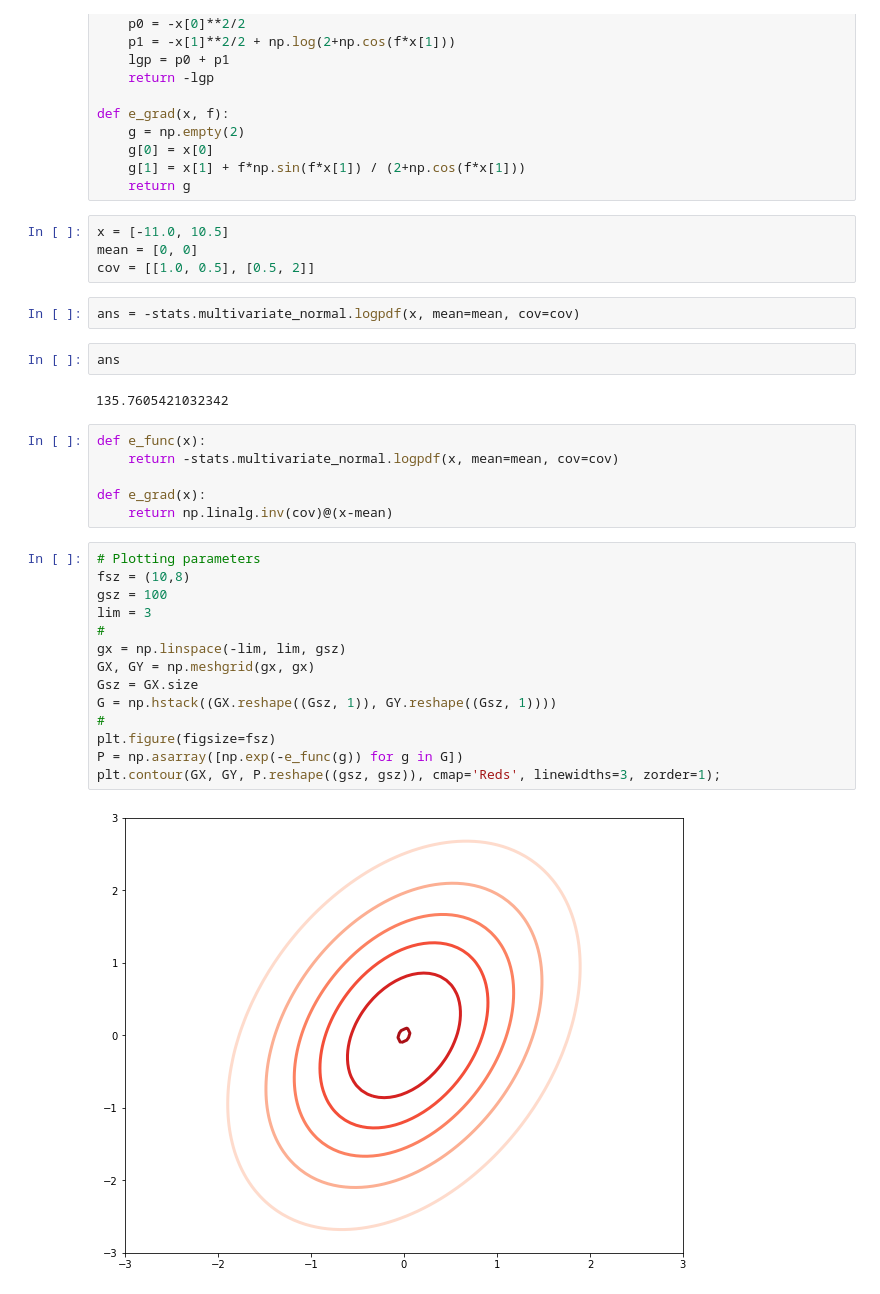
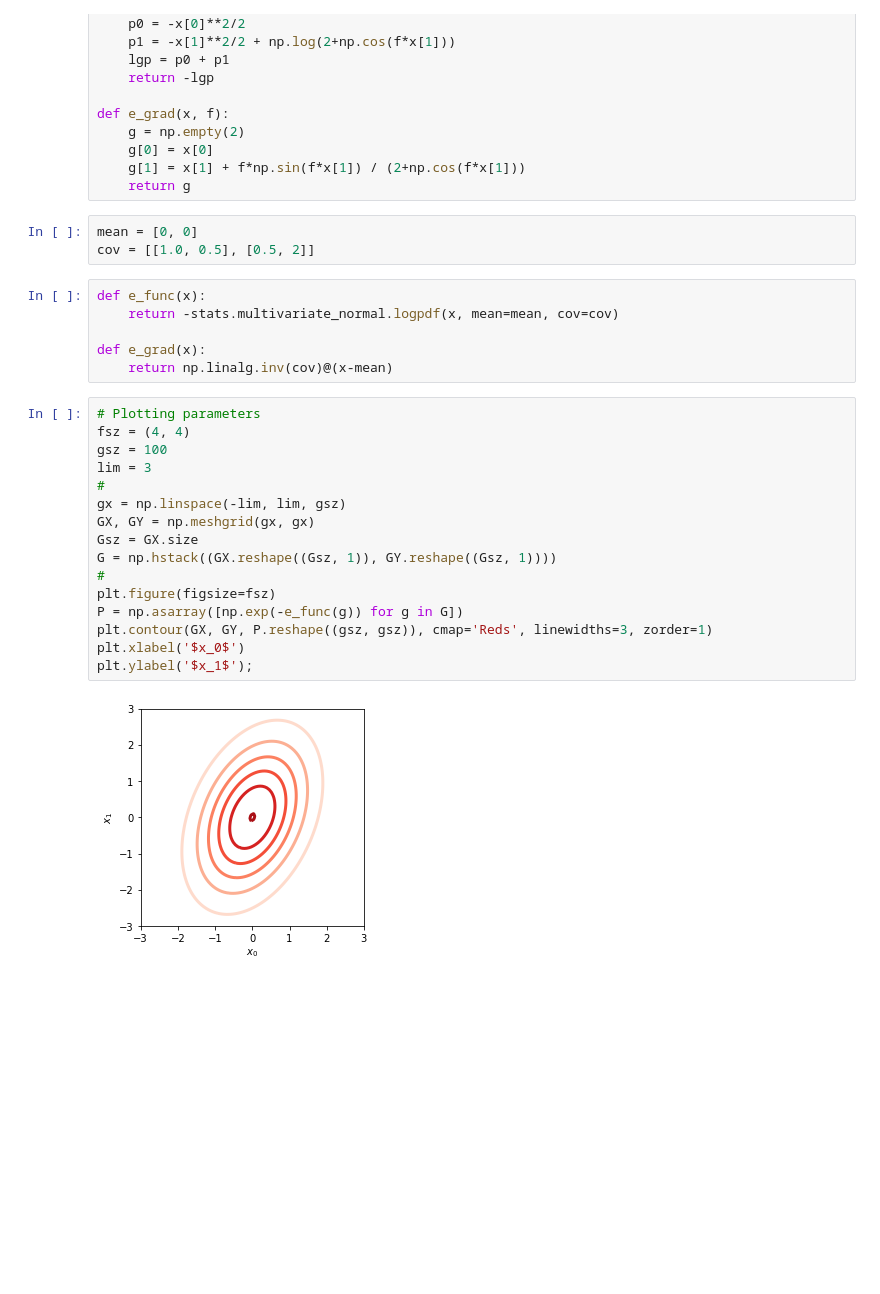
Before and after one commit to jihoonkim888/CM50268-Hamiltonian-Monte-Carlo, a Jupyter notebook: task3.ipynb, the cells around one changed output. Drawn from its saved outputs; the diff is of its cells as text; blank space fills up the shorter version.

```diff
--- a/task3.ipynb
+++ b/task3.ipynb
@@ -20,15 +20,8 @@ def e_grad(x, f):
     g[1] = x[1] + f*np.sin(f*x[1]) / (2+np.cos(f*x[1]))
     return g
 # %%
-x = [-11.0, 10.5]
 mean = [0, 0]
 cov = [[1.0, 0.5], [0.5, 2]]
-# %%
-ans = -stats.multivariate_normal.logpdf(x, mean=mean, cov=cov)
-# %%
-ans
-# %% [output]
-135.7605421032342
 # %%
 def e_func(x):
     return -stats.multivariate_normal.logpdf(x, mean=mean, cov=cov)
@@ -37,18 +30,20 @@ def e_grad(x):
     return np.linalg.inv(cov)@(x-mean)
 # %%
 # Plotting parameters
-fsz = (10,8)
+fsz = (4, 4)
 gsz = 100
 lim = 3
 #
 gx = np.linspace(-lim, lim, gsz)
 GX, GY = np.meshgrid(gx, gx)
 Gsz = GX.size
 G = np.hstack((GX.reshape((Gsz, 1)), GY.reshape((Gsz, 1))))
 #
 plt.figure(figsize=fsz)
 P = np.asarray([np.exp(-e_func(g)) for g in G])
-plt.contour(GX, GY, P.reshape((gsz, gsz)), cmap='Reds', linewidths=3, zorder=1);
+plt.contour(GX, GY, P.reshape((gsz, gsz)), cmap='Reds', linewidths=3, zorder=1)
+plt.xlabel('$x_0$')
+plt.ylabel('$x_1$');
 # %% [output]
-[figure, old version]
+[figure, new version]
 # %%
```
Also changed, not shown: parts of 2 cells of this notebook.
